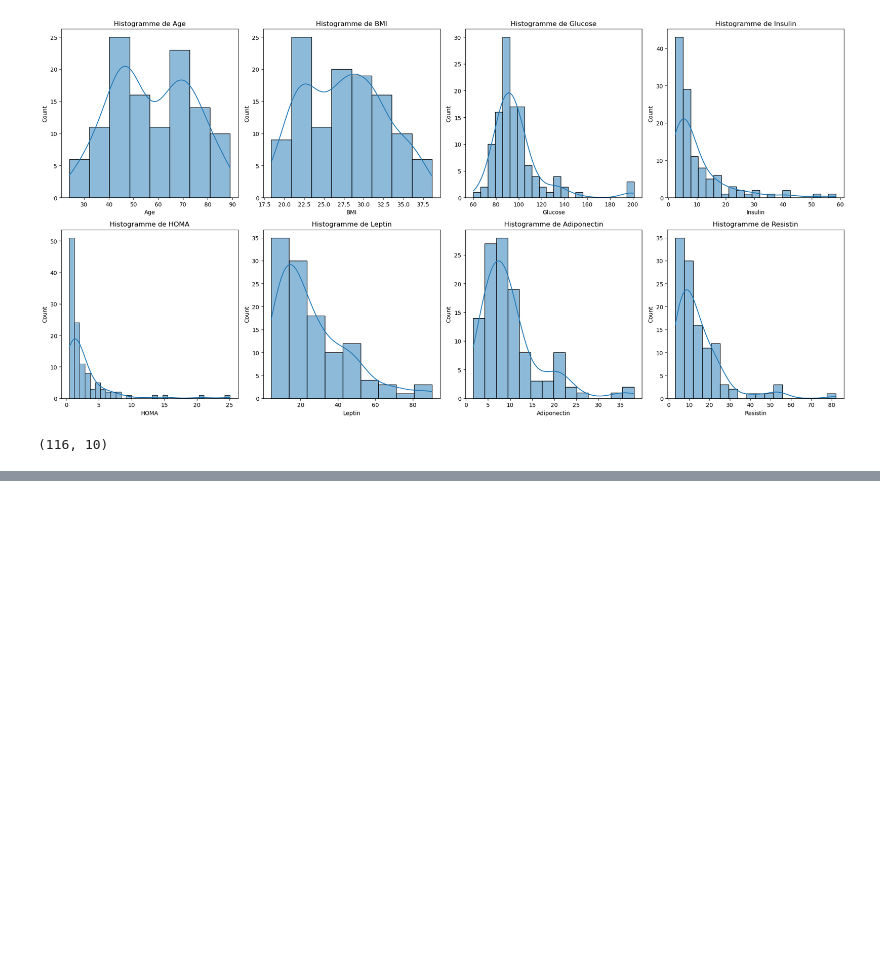
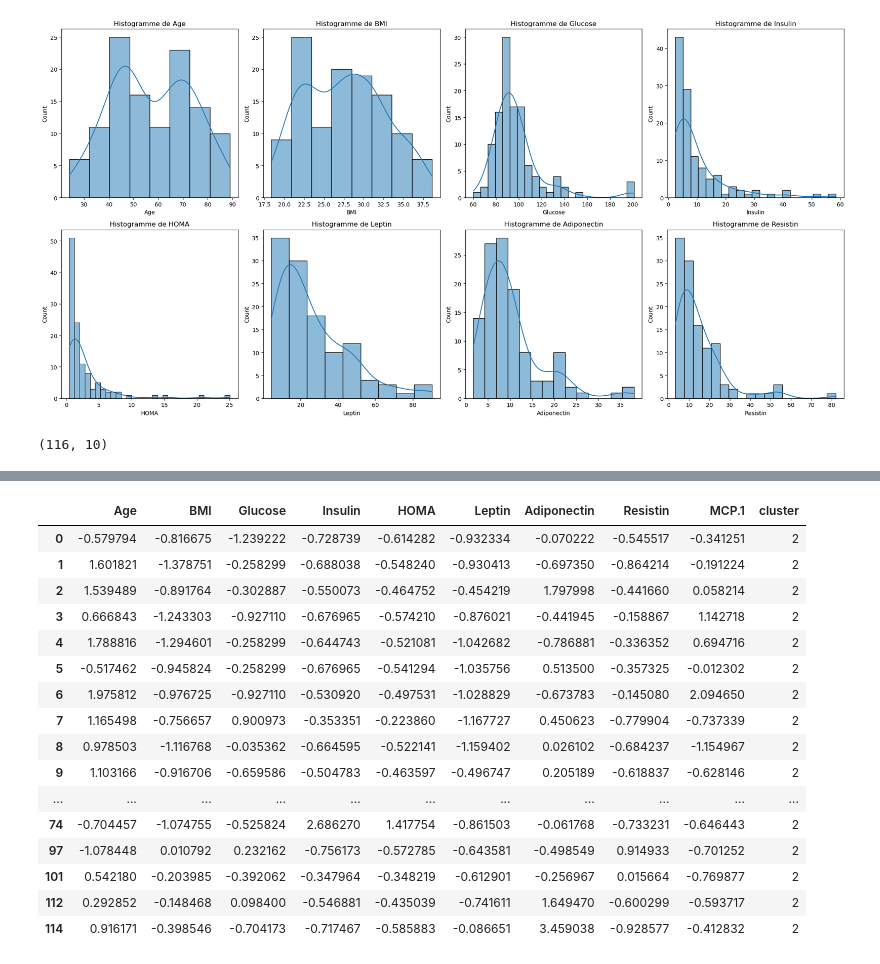
Before and after one commit to moussahassana/datascince-groupe6, a Jupyter notebook: TP groupe 6 kmeans-from-scratch.ipynb, the cells around one changed output, grey strips where cells are left out. Cells and saved outputs as stored; diff of their text form; code cells hidden in the pictures; blank space fills up the shorter version.

```diff
--- a/TP groupe 6 kmeans-from-scratch.ipynb
+++ b/TP groupe 6 kmeans-from-scratch.ipynb
@@ -355,3 +484,23 @@ data_classify[0]
+# %%
+cluster_df[cluster_df['cluster']==2]
+# %% [output]
+|  | Age | BMI | Glucose | Insulin | HOMA | Leptin | Adiponectin | Resistin | MCP.1 | cluster |
+| 0 | -0.579794 | -0.816675 | -1.239222 | -0.728739 | -0.614282 | -0.932334 | -0.070222 | -0.545517 | -0.341251 | 2 |
+| 1 | 1.601821 | -1.378751 | -0.258299 | -0.688038 | -0.548240 | -0.930413 | -0.697350 | -0.864214 | -0.191224 | 2 |
+| 2 | 1.539489 | -0.891764 | -0.302887 | -0.550073 | -0.464752 | -0.454219 | 1.797998 | -0.441660 | 0.058214 | 2 |
+| 3 | 0.666843 | -1.243303 | -0.927110 | -0.676965 | -0.574210 | -0.876021 | -0.441945 | -0.158867 | 1.142718 | 2 |
+| 4 | 1.788816 | -1.294601 | -0.258299 | -0.644743 | -0.521081 | -1.042682 | -0.786881 | -0.336352 | 0.694716 | 2 |
+| 5 | -0.517462 | -0.945824 | -0.258299 | -0.676965 | -0.541294 | -1.035756 | 0.513500 | -0.357325 | -0.012302 | 2 |
+| 6 | 1.975812 | -0.976725 | -0.927110 | -0.530920 | -0.497531 | -1.028829 | -0.673783 | -0.145080 | 2.094650 | 2 |
+| 7 | 1.165498 | -0.756657 | 0.900973 | -0.353351 | -0.223860 | -1.167727 | 0.450623 | -0.779904 | -0.737339 | 2 |
+| 8 | 0.978503 | -1.116768 | -0.035362 | -0.664595 | -0.522141 | -1.159402 | 0.026102 | -0.684237 | -1.154967 | 2 |
+| 9 | 1.103166 | -0.916706 | -0.659586 | -0.504783 | -0.463597 | -0.496747 | 0.205189 | -0.618837 | -0.628146 | 2 |
+| ... | ... | ... | ... | ... | ... | ... | ... | ... | ... | ... |
+| 74 | -0.704457 | -1.074755 | -0.525824 | 2.686270 | 1.417754 | -0.861503 | -0.061768 | -0.733231 | -0.646443 | 2 |
+| 97 | -1.078448 | 0.010792 | 0.232162 | -0.756173 | -0.572785 | -0.643581 | -0.498549 | 0.914933 | -0.701252 | 2 |
+| 101 | 0.542180 | -0.203985 | -0.392062 | -0.347964 | -0.348219 | -0.612901 | -0.256967 | 0.015664 | -0.769877 | 2 |
+| 112 | 0.292852 | -0.148468 | 0.098400 | -0.546881 | -0.435039 | -0.741611 | 1.649470 | -0.600299 | -0.593717 | 2 |
+| 114 | 0.916171 | -0.398546 | -0.704173 | -0.717467 | -0.585883 | -0.086651 | 3.459038 | -0.928577 | -0.412832 | 2 |
 # %%
 # def euclidianDistance(point1, point2):
 #     """
```
Also changed, not shown: parts of 10 cells of this notebook.
